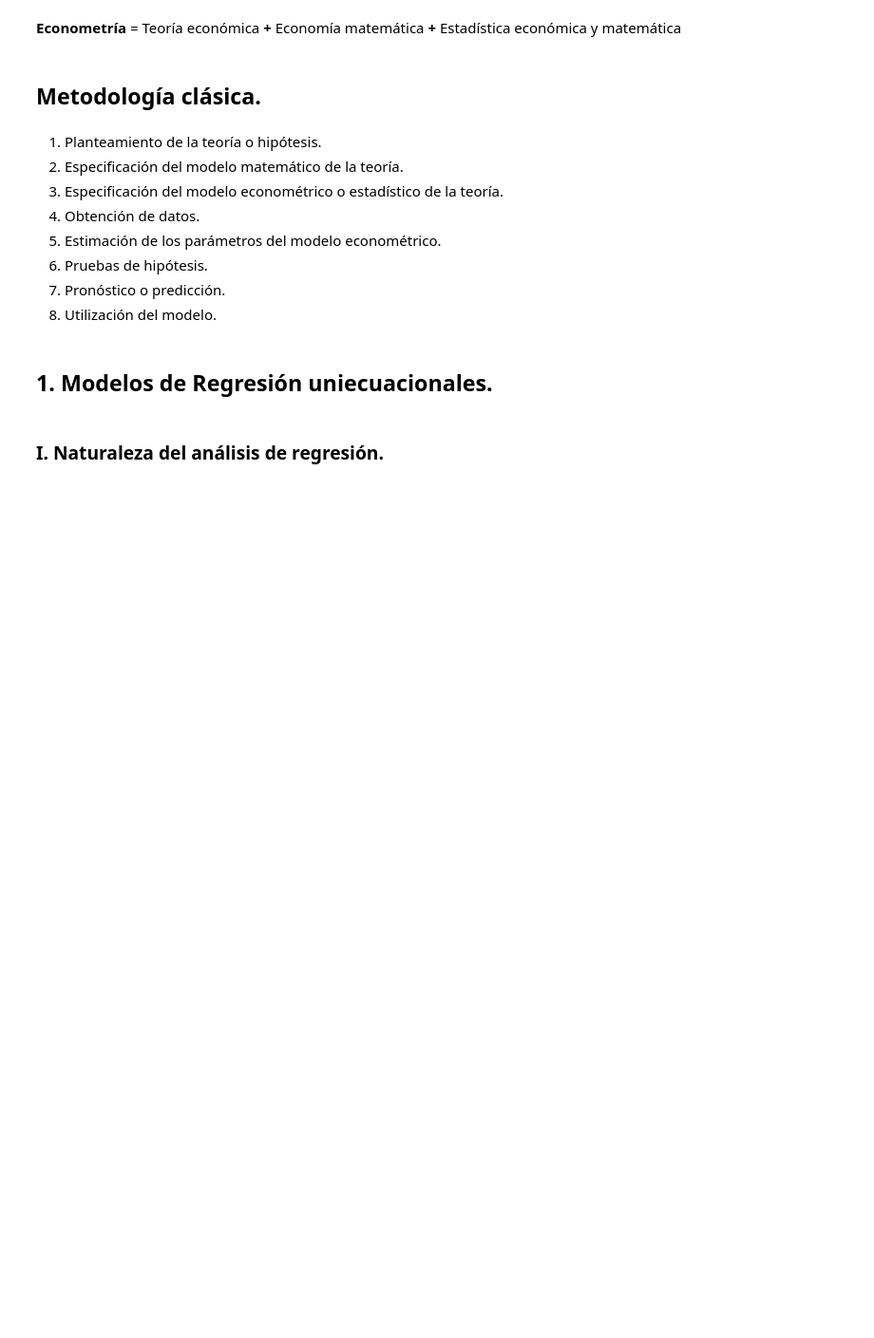
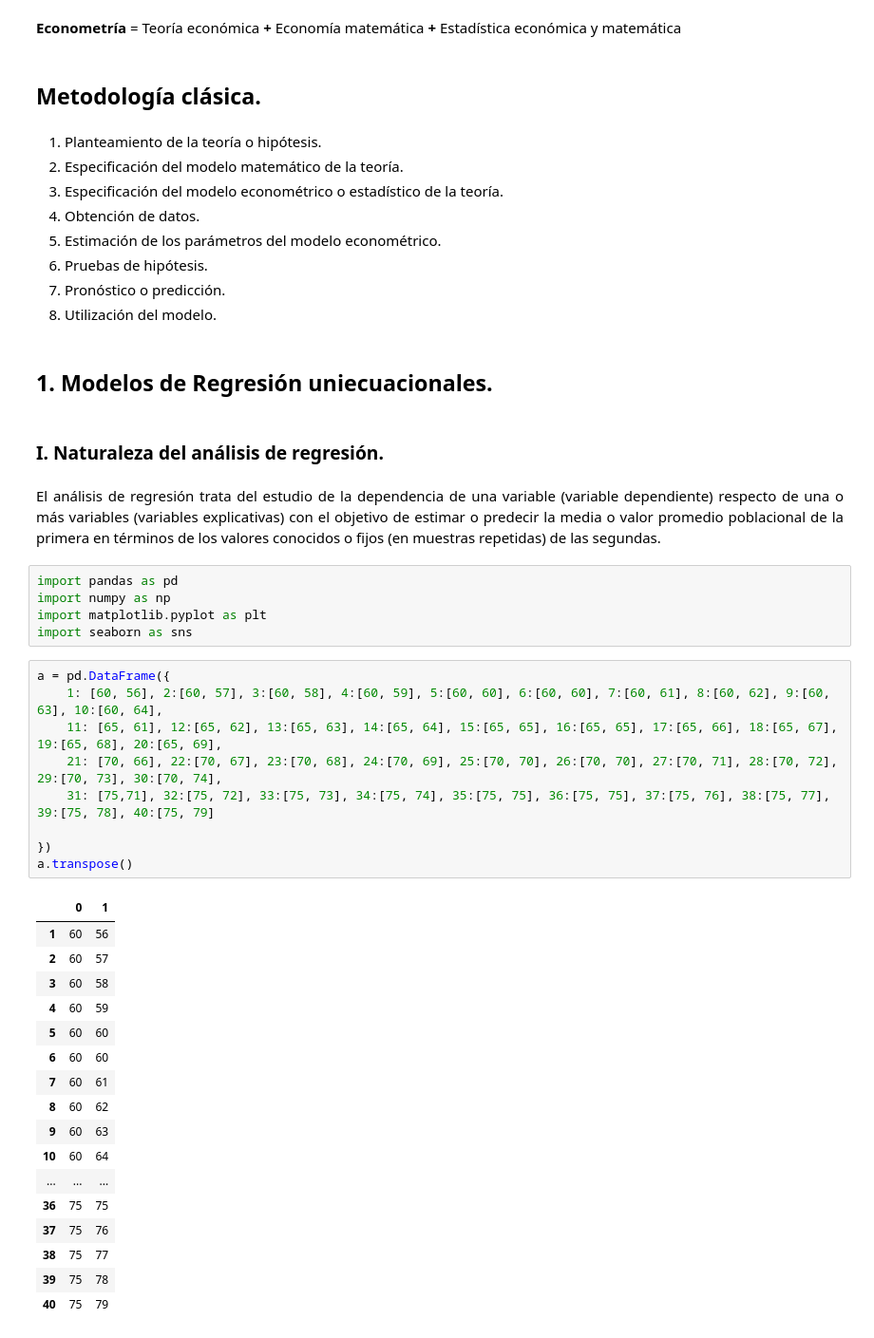
Before and after one commit to JuanFeA98/Economia, a Jupyter notebook: Econometría/01. Econometria I.ipynb, the cells around one changed output. Shown at 95% size. Drawn from its saved outputs; the diff is of its cells as text; blank space fills up the shorter version.

```diff
--- a/Econometría/01. Econometria I.ipynb
+++ b/Econometría/01. Econometria I.ipynb
@@ -40,3 +40,42 @@ las matemáticas y la inferencia estadística se aplican al análisis de los fen
 ## **1. Modelos de Regresión uniecuacionales.**
 # %% [markdown]
 ### I. Naturaleza del análisis de regresión.
+# %% [markdown]
+<p style='text-align:justify;'>
+El análisis de regresión trata del estudio de la dependencia de una variable (variable dependiente)
+respecto de una o más variables (variables explicativas) con el objetivo de estimar o predecir la media
+o valor promedio poblacional de la primera en términos de los valores conocidos o fijos (en muestras
+repetidas) de las segundas.
+</p>
+# %%
+import pandas as pd
+import numpy as np
+import matplotlib.pyplot as plt
+import seaborn as sns
+# %%
+a = pd.DataFrame({
+    1: [60, 56], 2:[60, 57], 3:[60, 58], 4:[60, 59], 5:[60, 60], 6:[60, 60], 7:[60, 61], 8:[60, 62], 9:[60, 63], 10:[60, 64],
+    11: [65, 61], 12:[65, 62], 13:[65, 63], 14:[65, 64], 15:[65, 65], 16:[65, 65], 17:[65, 66], 18:[65, 67], 19:[65, 68], 20:[65, 69],
+    21: [70, 66], 22:[70, 67], 23:[70, 68], 24:[70, 69], 25:[70, 70], 26:[70, 70], 27:[70, 71], 28:[70, 72], 29:[70, 73], 30:[70, 74],
+    31: [75,71], 32:[75, 72], 33:[75, 73], 34:[75, 74], 35:[75, 75], 36:[75, 75], 37:[75, 76], 38:[75, 77], 39:[75, 78], 40:[75, 79]
+
+})
+a.transpose()
+# %% [output]
+|  | 0 | 1 |
+| 1 | 60 | 56 |
+| 2 | 60 | 57 |
+| 3 | 60 | 58 |
+| 4 | 60 | 59 |
+| 5 | 60 | 60 |
+| 6 | 60 | 60 |
+| 7 | 60 | 61 |
+| 8 | 60 | 62 |
+| 9 | 60 | 63 |
+| 10 | 60 | 64 |
+| ... | ... | ... |
+| 36 | 75 | 75 |
+| 37 | 75 | 76 |
+| 38 | 75 | 77 |
+| 39 | 75 | 78 |
+| 40 | 75 | 79 |
```
Also changed, not shown: parts of 5 cells of this notebook.
